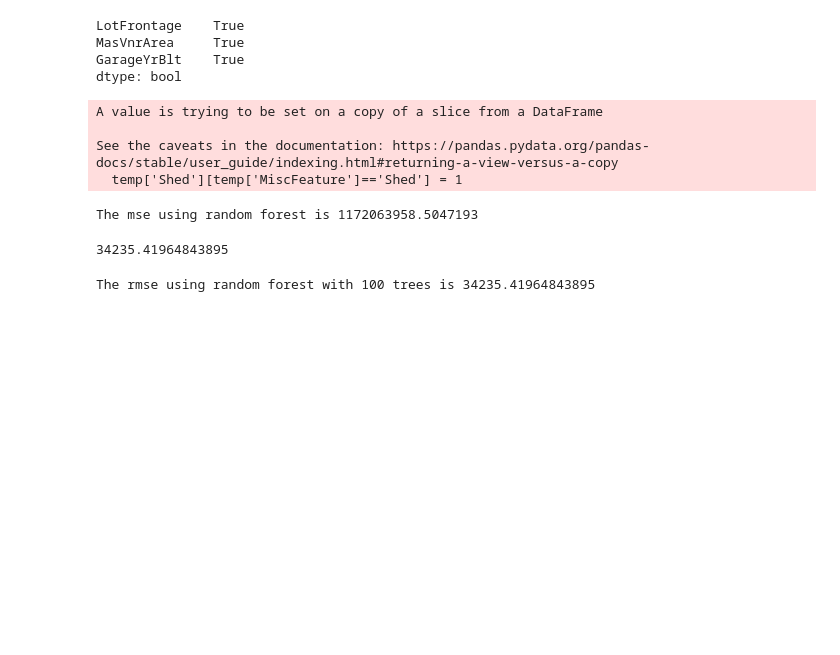
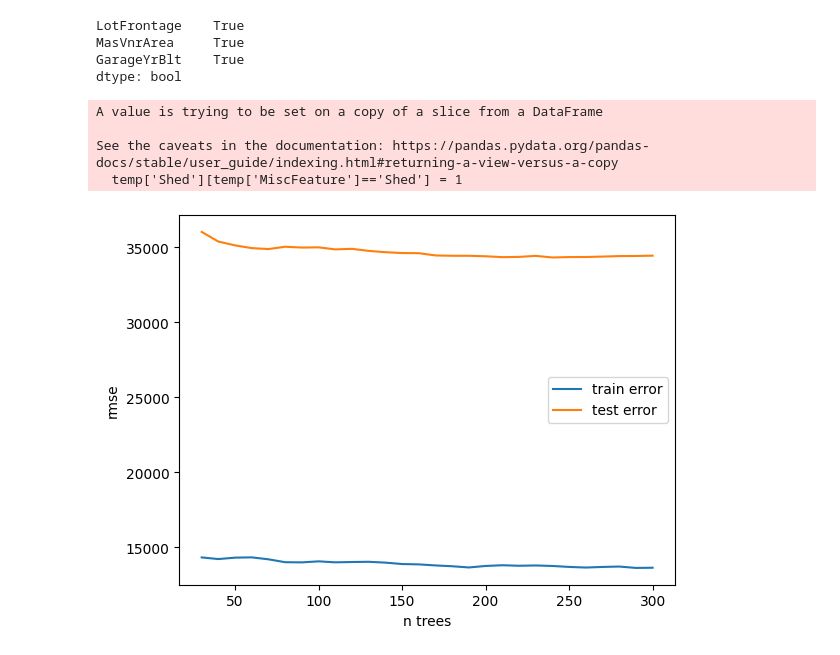
Before and after one commit to lkkcpaul/BostonHousePrice, a Jupyter notebook: BostonHousePriceRandomForest.ipynb, the cells around one changed output. Saved outputs shown, nothing was run; the diff lists cells and outputs as text; code cells hidden in the pictures; blank space fills up the shorter version.

Commit message:
Plotted train and test error as function of n_trees

```diff
--- a/BostonHousePriceRandomForest.ipynb
+++ b/BostonHousePriceRandomForest.ipynb
@@ -113,24 +113,37 @@ X = pd.DataFrame(OHE.fit_transform(X_w_cat))
 # %%
 from sklearn.model_selection import train_test_split
 X_train, X_test, y_train, y_test = train_test_split(X, y, test_size=0.3, random_state=8)
-# %%
-from sklearn.ensemble import RandomForestRegressor
-from sklearn.metrics import mean_squared_error
-rf = RandomForestRegressor(300)
-rf.fit(X_train,y_train)
-yhat = rf.predict(X_test)
-print("The mse using random forest is", mean_squared_error(y_test,yhat))
-# %% [output]
-The mse using random forest is 1172063958.5047193
-# %%
-import math
-math.sqrt(mean_squared_error(y_test,yhat))
-# %% [output]
-34235.41964843895
-# %%
-rf100 = RandomForestRegressor(100)
-rf100.fit(X_train,y_train)
-yhat = rf.predict(X_test)
-print("The rmse using random forest with 100 trees is", math.sqrt(mean_squared_error(y_test,yhat)))
-# %% [output]
-The rmse using random forest with 100 trees is 34235.41964843895
+# %%
+from sklearn.ensemble import RandomForestRegressor
+from sklearn.metrics import mean_squared_error
+import math
+
+MIN_ESTIMATOR = 30
+MAX_ESTIMATOR = 300
+
+rf = RandomForestRegressor(
+    warm_start=True,
+    random_state=8)
+
+train_error = []
+test_error = []
+
+for n_estimators in range(MIN_ESTIMATOR, MAX_ESTIMATOR+1, 10):
+  rf.set_params(n_estimators=n_estimators)
+  rf.fit(X_train,y_train)
+  train_rmse = math.sqrt(mean_squared_error(y_train,rf.predict(X_train)))
+  test_rmse = math.sqrt(mean_squared_error(y_test, rf.predict(X_test)))
+
+  train_error.append((n_estimators,train_rmse))
+  test_error.append((n_estimators,test_rmse))
+
+xs, ys = zip(*train_error)
+plt.plot(xs,ys,label='train error')
+xs, ys = zip(*test_error)
+plt.plot(xs,ys,label='test error')
+plt.xlabel('n trees')
+plt.ylabel('rmse')
+plt.legend()
+plt.show()
+# %% [output]
+[figure, added]
```
Also changed, not shown: parts of 2 cells of this notebook.
